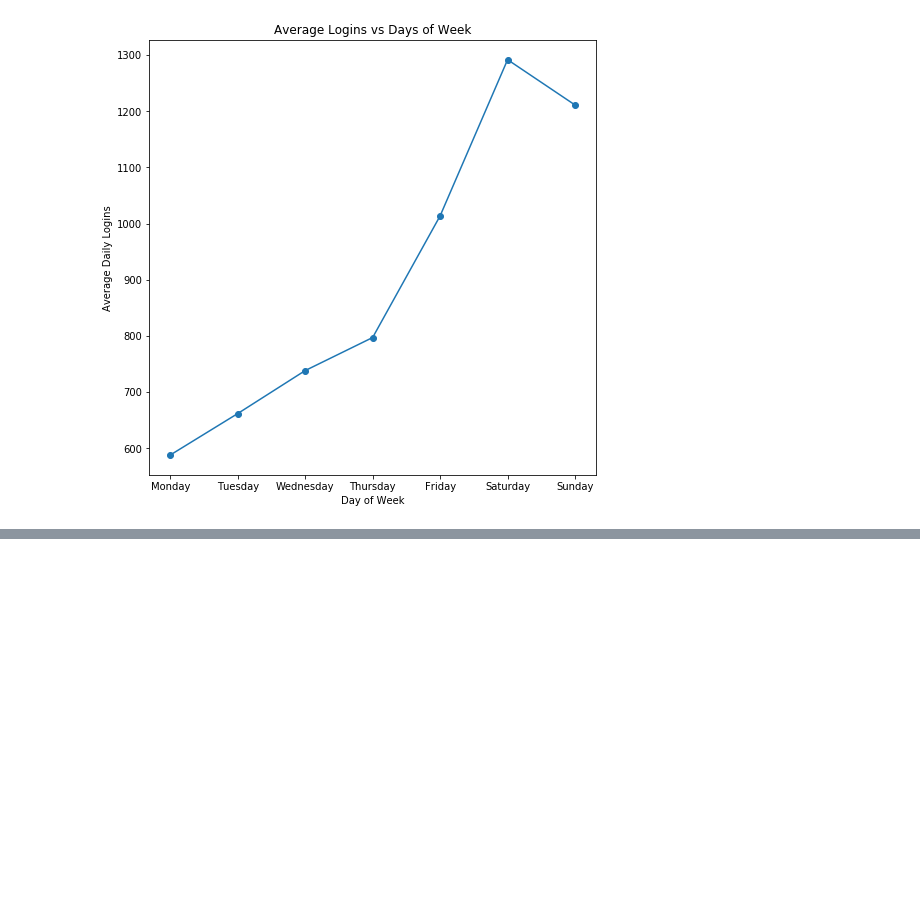
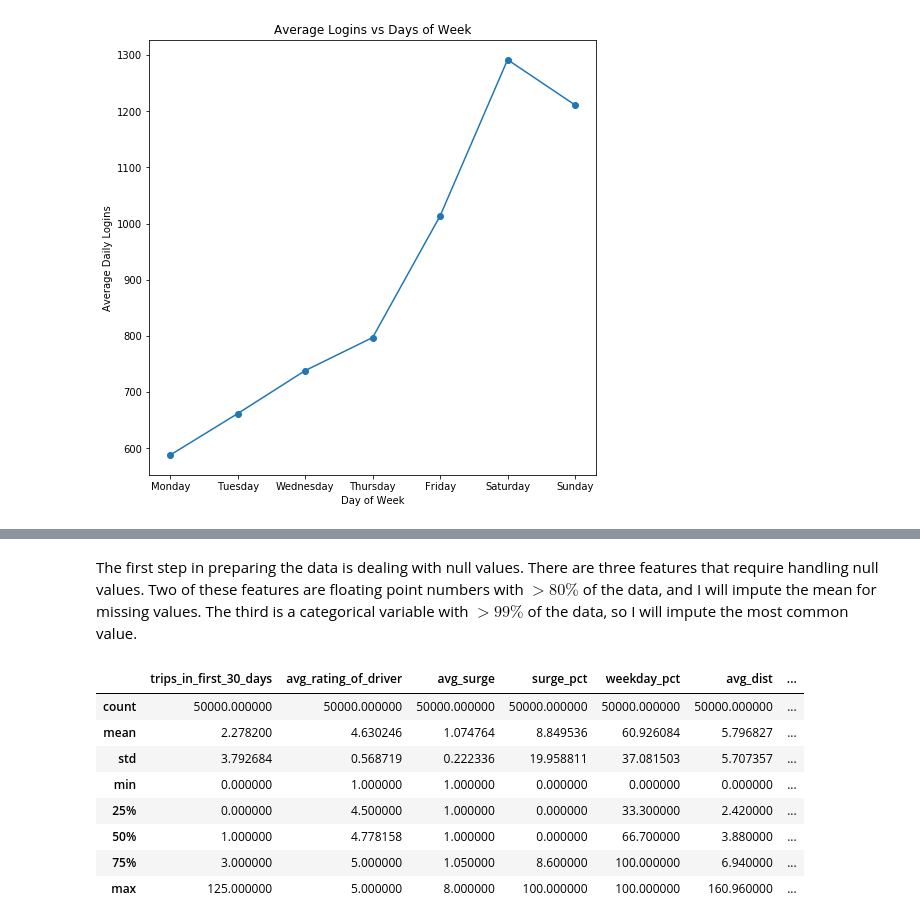
Before and after one commit to asoane34/ultime_interview_challenge, a Jupyter notebook: ultimate_takehome_interview.ipynb, the cells around one changed output, grey strips where cells are left out. Drawn from its saved outputs; the diff is of its cells as text; code cells hidden in the pictures; blank space fills up the shorter version.

```diff
--- a/ultimate_takehome_interview.ipynb
+++ b/ultimate_takehome_interview.ipynb
@@ -116,0 +154,2 @@ ax.set_title('Average Logins vs Days of Week');
+# %% [markdown]
+The first step in preparing the data is dealing with null values. There are three features that require handling null values. Two of these features are floating point numbers with $>80\%$ of the data, and I will impute the mean for missing values. The third is a categorical variable with $>99\%$ of the data, so I will impute the most common value.
@@ -116,0 +168,13 @@ ax.set_title('Average Logins vs Days of Week');
+# %%
+#view data distributions (eye-test for potential outliers)
+ultimate_df.describe()
+# %% [output]
+|  | trips_in_first_30_days | avg_rating_of_driver | avg_surge | surge_pct | weekday_pct | avg_dist | ... |
+| count | 50000.000000 | 50000.000000 | 50000.000000 | 50000.000000 | 50000.000000 | 50000.000000 | ... |
+| mean | 2.278200 | 4.630246 | 1.074764 | 8.849536 | 60.926084 | 5.796827 | ... |
+| std | 3.792684 | 0.568719 | 0.222336 | 19.958811 | 37.081503 | 5.707357 | ... |
+| min | 0.000000 | 1.000000 | 1.000000 | 0.000000 | 0.000000 | 0.000000 | ... |
+| 25% | 0.000000 | 4.500000 | 1.000000 | 0.000000 | 33.300000 | 2.420000 | ... |
+| 50% | 1.000000 | 4.778158 | 1.000000 | 0.000000 | 66.700000 | 3.880000 | ... |
+| 75% | 3.000000 | 5.000000 | 1.050000 | 8.600000 | 100.000000 | 6.940000 | ... |
+| max | 125.000000 | 5.000000 | 8.000000 | 100.000000 | 100.000000 | 160.960000 | ... |
```
Also changed, not shown: parts of 17 cells of this notebook.
